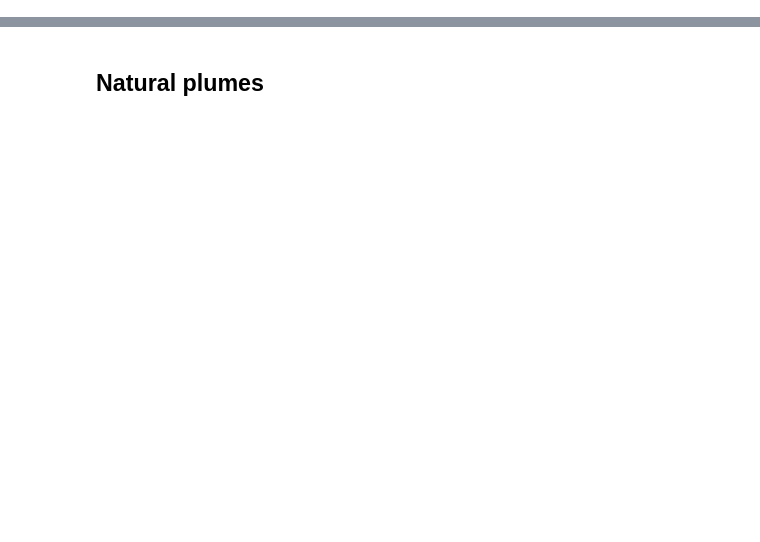
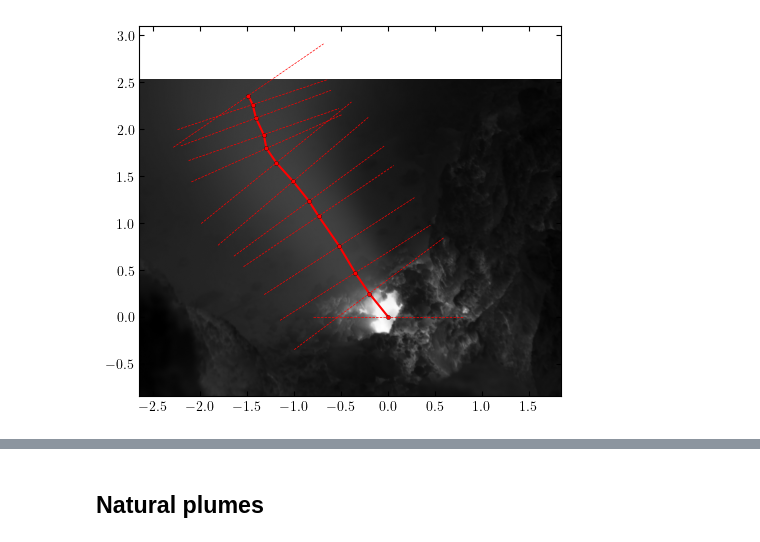
Before and after one commit to djessop/fumarole_plume_model, a Jupyter notebook: plume_analyser_real_plume.ipynb, the cells around one changed output, grey strips where cells are left out. Cells and saved outputs as stored; diff of their text form; code cells hidden in the pictures; blank space fills up the shorter version.

```diff
--- a/plume_analyser_real_plume.ipynb
+++ b/plume_analyser_real_plume.ipynb
@@ -30,0 +204,74 @@
+# %%
+from bent_plume_analyser import image_extent, plume_trajectory, plume_angle, true_location_width, dist_along_path
+site = 'CSS'
+date = '2017-10-31'
+path = '/'.join([thermography, date + '_' + site])
+im_path = path + '/' + date.replace('-', '') + '_' + site + '_imAve_bt.tif'
+img   = tifffile.imread(im_path)
+# img   = np.flipud(img)
+
+with open(path + '/parameters.json', 'r') as f:
+    params = json.load(f)
+
+extent       = params['extent']
+trajectory   = params['trajectory']
+scale_factor = params['scale_factor']
+
+vent_loc     = params['vent_loc']
+image_shape  = params['image_shape']
+
+vent_loc[1]  = image_shape[0] - vent_loc[1]
+extent       = image_extent(image_shape, scale_factor, vent_loc)
+
+trajectory   = np.array(trajectory)
+trajectory[:,1] = image_shape[0] - trajectory[:,1]
+
+# params['vent_loc'] = vent_loc
+# params['extent']   = extent.tolist()
+
+# with open(path + '/parameters.json', 'w') as f:
+#     json.dump(params, f)
+
+# plt.imshow(image, cmap='gray') #, extent=extent)
+# plt.plot(trajectory[:,0], trajectory[:,1], '.-r')
+# plt.gca().yaxis.set_inverted(False)
+
+real_trajectory = (trajectory - [vent_loc[0], vent_loc[1]]) * 1/scale_factor
+# print(real_trajectory)
+
+ax = plt.gca()
+plt.imshow(img, cmap='gray', extent=extent)
+plt.plot(real_trajectory[:,0], real_trajectory[:,1], '.-r')
+
+params['real_trajectory'] = real_trajectory.tolist()
+# plt.gca().yaxis.set_inverted(False)
+
+print(params)
+# with open(path + '/parameters.json', 'w') as f:
+#     json.dump(params, f)
+
+true_location_width(img, p=trajectory)
+
+p = real_trajectory.copy()
+
+thexp, sig_thexp = plume_angle(p[:,0], p[:,1], errors=[1/scale_factor]*2)
+thexp[0] = np.pi/2
+true_loc, bexp, sig_p, sig_bexp = true_location_width(img, p=trajectory, errors=[1/scale_factor])
+sexp      = dist_along_path(p[:,0], p[:,1])
+
+def _line(x, y, th, width=.5):
+    x_ = np.array([-width, width])
+    y_ = (x_) / np.tan(-th)
+    return x_ + x, y_ + y
+
+for th, p_ in zip(thexp, p):
+    xs, ys = p_
+    x_, y_ = _line(xs, ys, th, width=.8)
+    ax.plot(x_, y_, '--r', lw=.5)
+    # with np.printoptions(precision=3, suppress=False):
+    #     print(f'{th:.3f}, {xs:.3f}, {ys:.3f}', x_, y_)
+
+print(true_loc)
+
+print(bexp / scale_factor)
+# %% [output]
@@ -30,0 +295 @@
+[figure, added]
```
Also changed, not shown: parts of 12 cells of this notebook, 3 other files.
